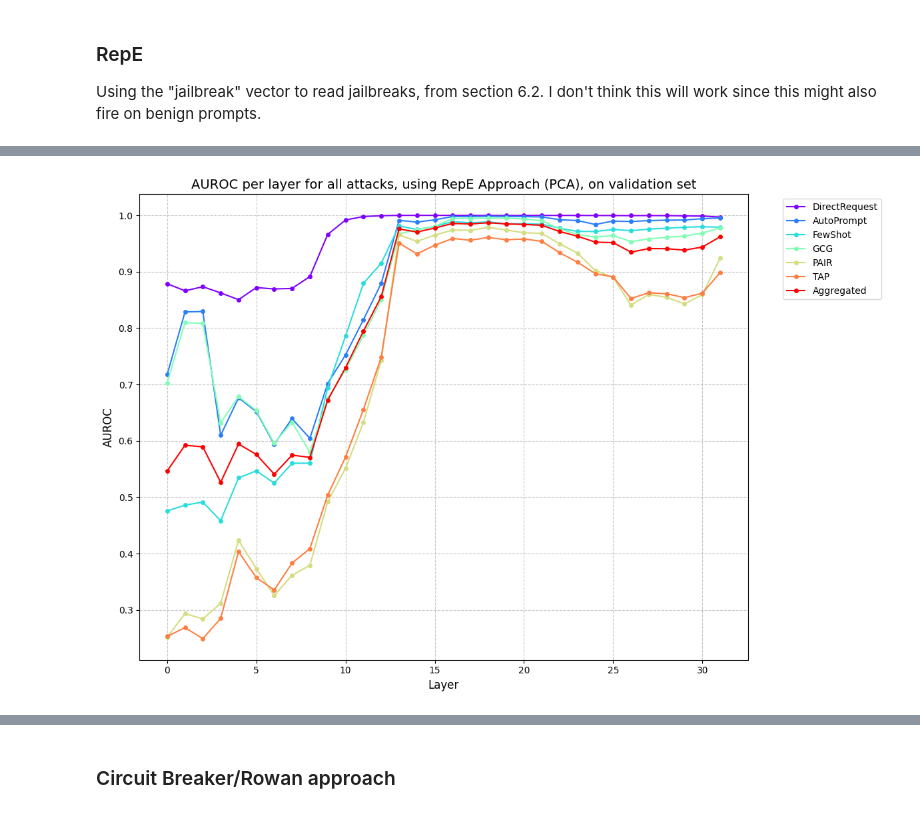
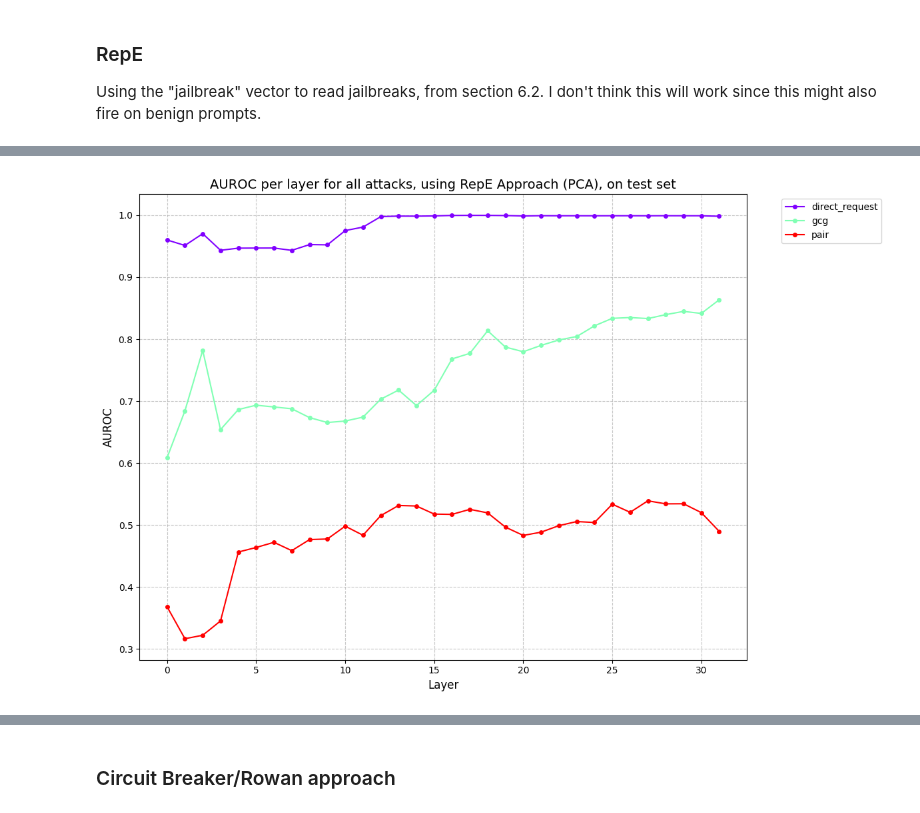
Before and after one commit to abhay-sheshadri/sae_experiments, a Jupyter notebook: jailbreak_mad_baselines.ipynb, the cells around one changed output, grey strips where cells are left out. Cells and saved outputs as stored; diff of their text form; code cells hidden in the pictures.

```diff
--- a/jailbreak_mad_baselines.ipynb
+++ b/jailbreak_mad_baselines.ipynb
@@ -17,8 +17,8 @@ import einops
 ### Load Model and Data
 # %%
 from transformers import GPT2Tokenizer, GPTNeoXTokenizerFast, AutoModelForCausalLM, AutoTokenizer
-model_name_or_path = "meta-llama/Llama-2-7b-chat-hf"# "meta-llama/Meta-Llama-3-8B-Instruct" # "google/gemma-2-9b"
-model_type = "llama2_7b" # "gemma-2"
+model_name_or_path = "meta-llama/Meta-Llama-3-8B-Instruct" # "meta-llama/Llama-2-7b-chat-hf" # "google/gemma-2-9b"
+model_type = "llama3_8b" # "gemma-2"
 
 model = HookedTransformer.from_pretrained(
     model_name_or_path,
@@ -128,40 +166,37 @@ def retrieve_acts(model, prompt_list, batch_size, layer=None, to_cpu=False, trun
 # %%
 # split into 2-1 train-test split
 import pickle
-load_caches = False
+load_caches = True
 save_caches = True
 
 if not load_caches:
-    attack_batches = {"DirectRequest": 8, "AutoPrompt": 1, "FewShot": 1, "GCG": 1, "PAIR": 1, "TAP": 1}
+    attack_batches = {"direct_request": 8, "AutoPrompt": 1, "FewShot": 1, "gcg": 1, "pair": 1, "TAP": 1}
     # harmbench_cache = {}
-    clean_cache = {}
-    train_harmbench_cache = {}
-    val_harmbench_cache = {}
-    test_harmbench_cache = {}
+    attack_cache = {}
     for attack_name in attack_names:
-        train_harmbench_cache[attack_name] = retrieve_acts(model, apply_chat_template(train_harmbench_behaviors[attack_name].values.tolist()), batch_size=attack_batches[attack_name], to_cpu=True)
-        val_harmbench_cache[attack_name] = retrieve_acts(model, apply_chat_template(val_harmbench_behaviors[attack_name].values.tolist()), batch_size=attack_batches[attack_name], to_cpu=True)
-        test_harmbench_cache[attack_name] = retrieve_acts(model, apply_chat_template(test_harmbench_behaviors[attack_name].values.tolist()), batch_size=attack_batches[attack_name], to_cpu=True)
-
-    clean_cache = retrieve_acts(model, apply_chat_template(custom_clean_data["goal"].values.tolist()), batch_size=16, to_cpu=True)
+        # train_harmbench_cache[attack_name] = retrieve_acts(model, apply_chat_template(train_harmbench_behaviors[attack_name].values.tolist()), batch_size=attack_batches[attack_name], to_cpu=True)
+        # val_harmbench_cache[attack_name] = retrieve_acts(model, apply_chat_template(val_harmbench_behaviors[attack_name].values.tolist()), batch_size=attack_batches[attack_name], to_cpu=True)
+        # test_harmbench_cache[attack_name] = retrieve_acts(model, apply_chat_template(test_harmbench_behaviors[attack_name].values.tolist()), batch_size=attack_batches[attack_name], to_cpu=True)
+        attack_cache[attack_name] = retrieve_acts(model, apply_chat_template(attack_prompts[attack_name]), batch_size=attack_batches[attack_name], to_cpu=True)
 
     benign_train_cache = retrieve_acts(model, apply_chat_template(benign_train_prompts), batch_size=2, to_cpu=True)
+    benign_val_cache = retrieve_acts(model, apply_chat_template(benign_val_prompts), batch_size=2, to_cpu=True)
     benign_test_cache = retrieve_acts(model, apply_chat_template(benign_test_prompts), batch_size=2, to_cpu=True)
     harmful_train_cache = retrieve_acts(model, apply_chat_template(harmful_train_prompts), batch_size=2, to_cpu=True)
+    harmful_val_cache = retrieve_acts(model, apply_chat_template(harmful_val_prompts), batch_size=2, to_cpu=True)
     harmful_test_cache = retrieve_acts(model, apply_chat_template(harmful_test_prompts), batch_size=2, to_cpu=True)
 
     if save_caches:
-        with open("act_caches.pkl", "wb") as f:
-            pickle.dump({"benign_train_cache": benign_train_cache, "benign_test_cache": benign_test_cache, "harmful_train_cache": harmful_train_cache, "harmful_test_cache": harmful_test_cache, "clean_cache": clean_cache, "train_harmbench_cache": train_harmbench_cache, "val_harmbench_cache": val_harmbench_cache, "test_harmbench_cache": test_harmbench_cache}, f)
+        with open(f"act_caches_{model_type}.pkl", "wb") as f:
+            pickle.dump({"benign_train_cache": benign_train_cache, "benign_val_cache": benign_val_cache, "benign_test_cache": benign_test_cache, "harmful_train_cache": harmful_train_cache, "harmful_val_cache": harmful_val_cache, "harmful_test_cache": harmful_test_cache, "attack_cache": attack_cache}, f)
 
 else:
-    with open("act_caches.pkl", "rb") as f:
+    with open(f"act_caches_{model_type}.pkl", "rb") as f:
         act_caches = pickle.load(f)
     benign_train_cache = act_caches["benign_train_cache"]
+    benign_val_cache = act_caches["benign_val_cache"]
     benign_test_cache = act_caches["benign_test_cache"]
     harmful_train_cache = act_caches["harmful_train_cache"]
+    harmful_val_cache = act_caches["harmful_val_cache"]
     harmful_test_cache = act_caches["harmful_test_cache"]
-    clean_cache = act_caches["clean_cache"]
-    train_harmbench_cache = act_caches["train_harmbench_cache"]
-    val_harmbench_cache = act_caches["val_harmbench_cache"]
-    test_harmbench_cache = act_caches["test_harmbench_cache"]
+    attack_cache = act_caches["attack_cache"]
@@ -353,31 +411,31 @@ AUROC for all attacks combined: 0.8696
 # %%
 # plot AUROC per layer
-on_test = False
+on_test = True
 repe_layer_aurocs = defaultdict(list)
 for layer in tqdm(range(model.cfg.n_layers)):
     reading_vector = get_reading_vector(layer=layer, verbose=False)
-    aurocs = get_aurocs(layer=layer, reading_vector=reading_vector, plot=False)
+    aurocs = get_aurocs(layer=layer, reading_vector=reading_vector, plot=False, on_attacks=on_test, on_test=on_test)
     for attack_name, auroc in aurocs.items():
         repe_layer_aurocs[attack_name].append(auroc)
 
 # Create a single plot for all attacks
 plt.figure(figsize=(12, 8))
 
 # Define a color palette
 colors = plt.cm.rainbow(np.linspace(0, 1, len(repe_layer_aurocs)))
 
 for (attack_name, aurocs), color in zip(repe_layer_aurocs.items(), colors):
     plt.plot(range(model.cfg.n_layers), aurocs, '-o', label=attack_name, color=color, markersize=4)
 
 plt.xlabel("Layer", fontsize=12)
 plt.ylabel("AUROC", fontsize=12)
 plt.title(f"AUROC per layer for all attacks, using RepE Approach (PCA), on test set" if on_test else "AUROC per layer for all attacks, using RepE Approach (PCA), on validation set", fontsize=14)
 plt.legend(bbox_to_anchor=(1.05, 1), loc='upper left', fontsize=10)
 plt.grid(True, linestyle='--', alpha=0.7)
 plt.tight_layout()
 plt.show()
 # %% [output]
-[figure, old version]
+[figure, new version]
 # %%
 # plot AUROC per layer
 repe_layer_aurocs = defaultdict(list)
```
Also changed, not shown: parts of 11 cells of this notebook, 1 other file.
